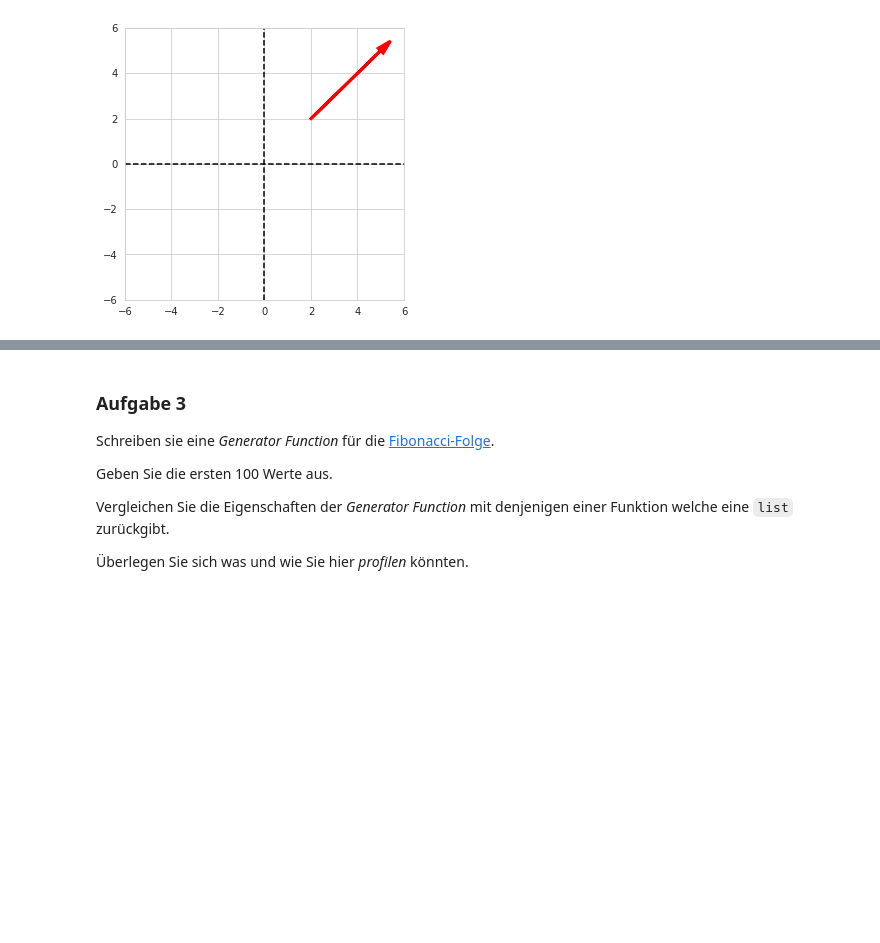
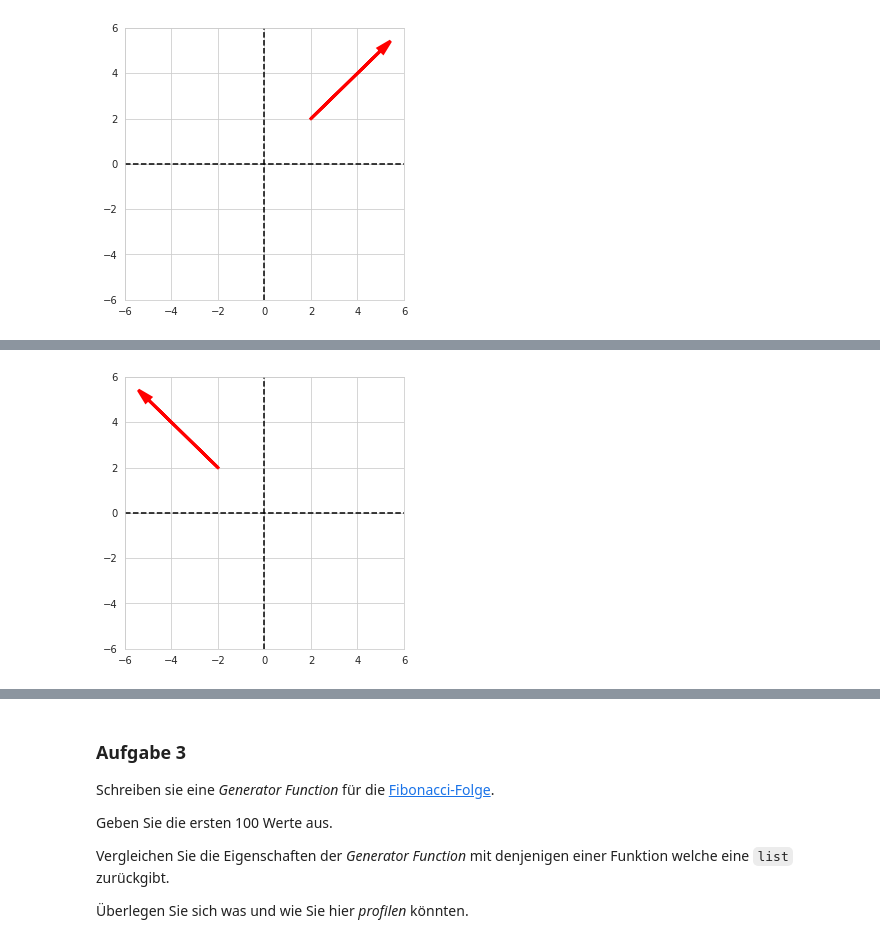
Before and after one commit to JuliaLauraMueller/dsp_hs2019, a Jupyter notebook: assignments/assignment02/exercise02.ipynb, the cells around one changed output, grey strips where cells are left out. Saved outputs shown, nothing was run; the diff lists cells and outputs as text; code cells hidden in the pictures; blank space fills up the shorter version.

Commit message:
plot fixed, cleanup

```diff
--- a/assignments/assignment02/exercise02.ipynb
+++ b/assignments/assignment02/exercise02.ipynb
@@ -13,0 +14,20 @@ Zeigen Sie, dass ihr Klasse wie zu erwarten funktioniert.
+# %%
+class Rectangle():
+
+    def __init__(self, point1, point2):
+        '''A Rectangle defined by two points.
+        '''
+        self.xmin = min(point1[0], point2[0])
+        self.xmax = max(point1[0], point2[0])
+        self.ymin = min(point1[1], point2[1])
+        self.ymax = max(point1[1], point2[1])
+
+    def __contains__(self, p):
+        return p[0]>=self.xmin and p[0]<=self.xmax and p[1]>=self.ymin and p[1]<=self.ymax
+
+    @property
+    def area(self):
+        return (self.xmax-self.xmin)*(self.ymax-self.ymin)
+# %%
+r = Rectangle((0,0), (4, 4))
+(1,1) in r
@@ -74,0 +191,5 @@ fig, ax = v.plot()
+# %%
+v.rotate(pi/2)
+fig, ax = v.plot()
+# %% [output]
+[figure, added]
```
Also changed, not shown: parts of 26 cells of this notebook, 1 other file.
